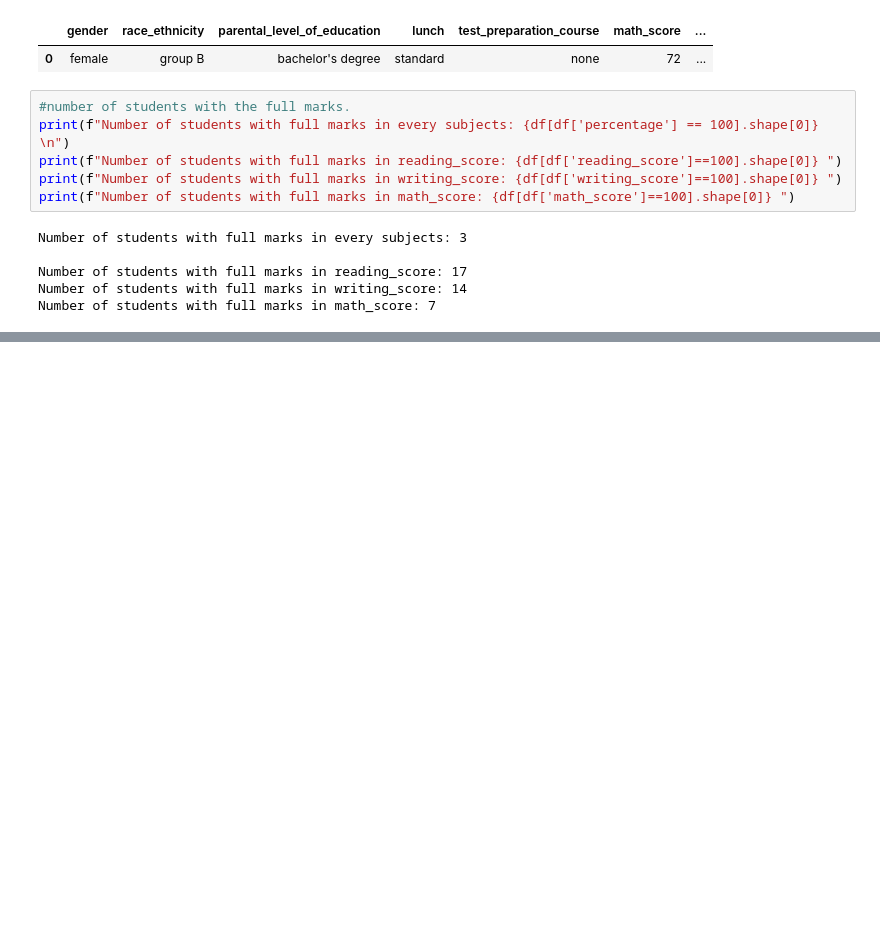
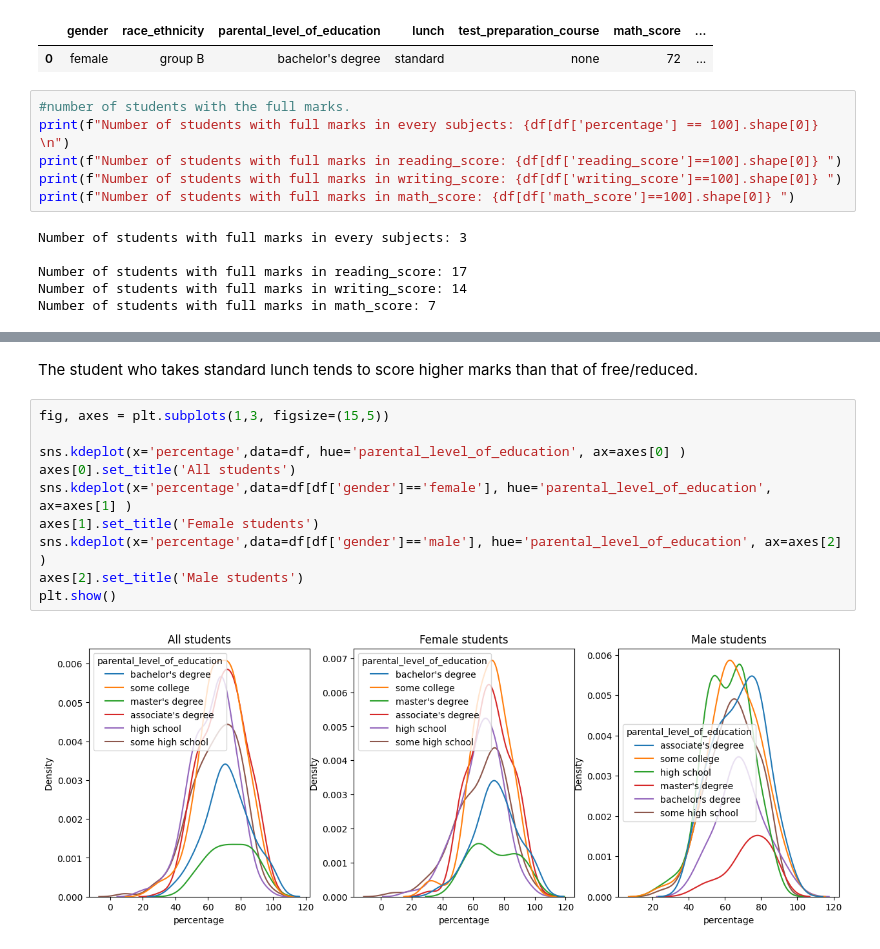
Before and after one commit to SitalAdhikari/student_mark_prediction_ml, a Jupyter notebook: notebook/EDA_analysis.ipynb, the cells around one changed output, grey strips where cells are left out. Drawn from its saved outputs; the diff is of its cells as text; blank space fills up the shorter version.

```diff
--- a/notebook/EDA_analysis.ipynb
+++ b/notebook/EDA_analysis.ipynb
@@ -151,0 +195,14 @@ Number of students with full marks in math_score: 7
+# %% [markdown]
+The student who takes standard lunch tends to score higher marks than that of free/reduced.
+# %%
+fig, axes = plt.subplots(1,3, figsize=(15,5))
+
+sns.kdeplot(x='percentage',data=df, hue='parental_level_of_education', ax=axes[0] )
+axes[0].set_title('All students')
+sns.kdeplot(x='percentage',data=df[df['gender']=='female'], hue='parental_level_of_education', ax=axes[1] )
+axes[1].set_title('Female students')
+sns.kdeplot(x='percentage',data=df[df['gender']=='male'], hue='parental_level_of_education', ax=axes[2] )
+axes[2].set_title('Male students')
+plt.show()
+# %% [output]
+[figure, added]
```
Also changed, not shown: parts of 21 cells of this notebook.
